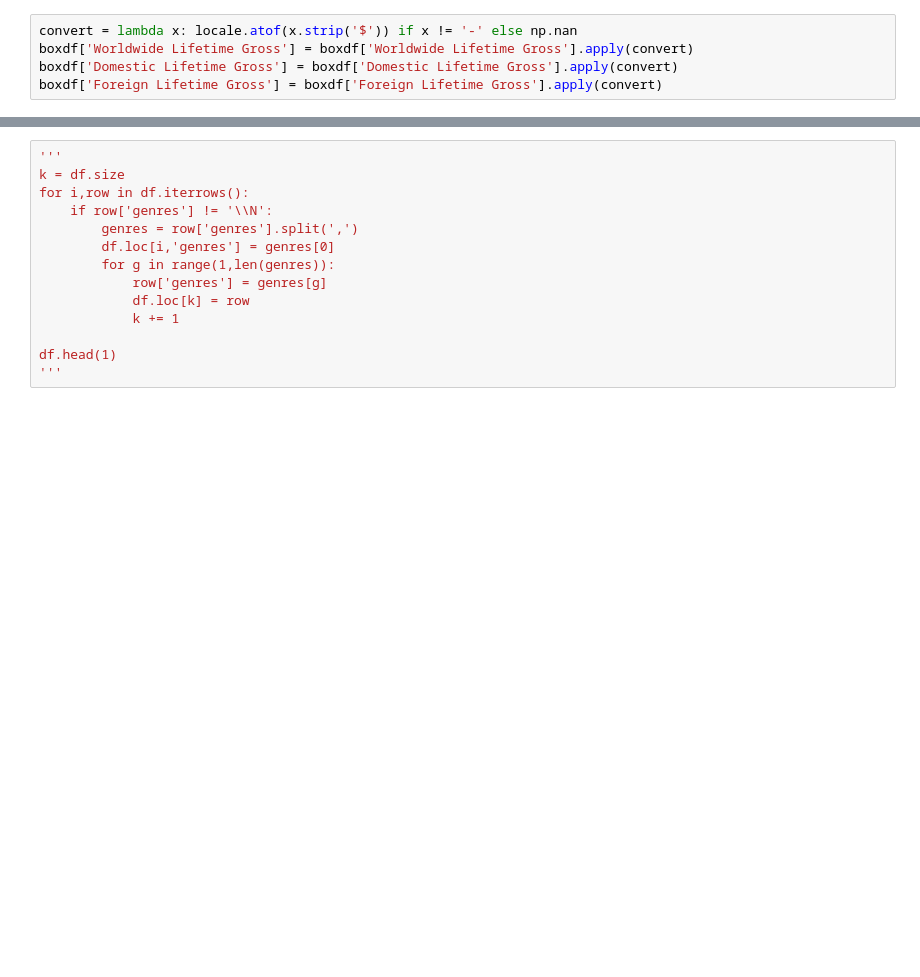
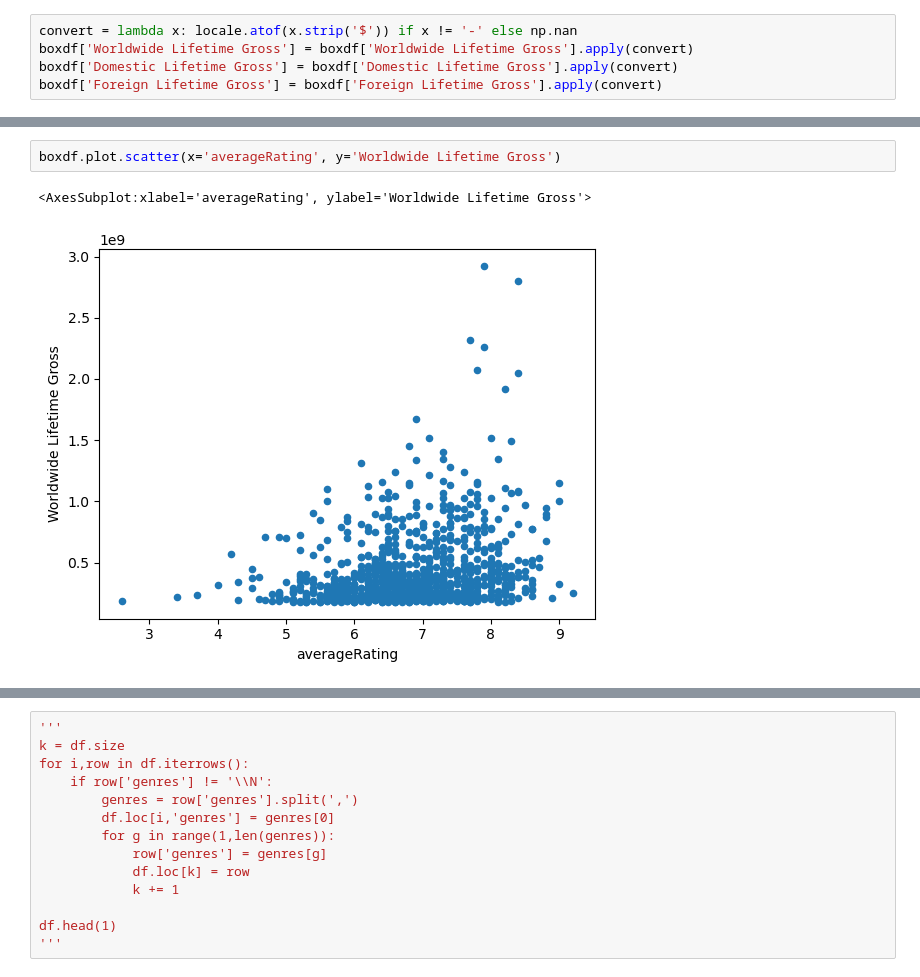
Before and after one commit to James-Trauger/James-Trauger.github.io, a Jupyter notebook: james.ipynb, the cells around one changed output, grey strips where cells are left out. Drawn from its saved outputs; the diff is of its cells as text; blank space fills up the shorter version.

```diff
--- a/james.ipynb
+++ b/james.ipynb
@@ -243,0 +245,5 @@ boxdf.head(10)
+# %%
+boxdf.plot.scatter(x='averageRating', y='Worldwide Lifetime Gross')
+# %% [output]
+<AxesSubplot:xlabel='averageRating', ylabel='Worldwide Lifetime Gross'>
+[figure, added]
```
Also changed, not shown: parts of 16 cells of this notebook.
